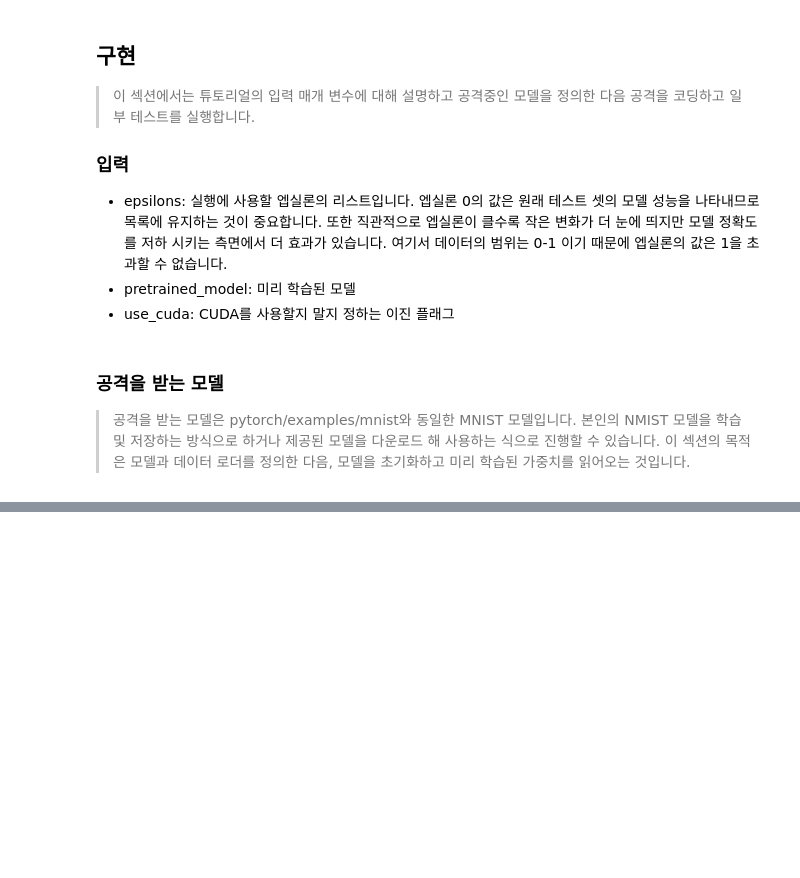
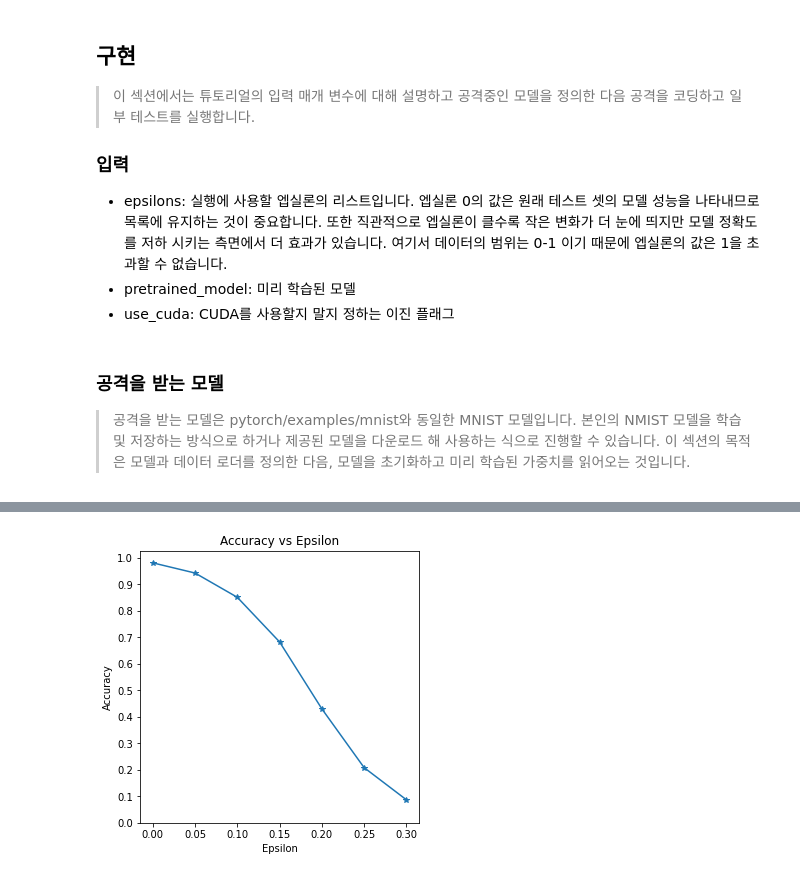
Before and after one commit to good593/pytorch-tutorial, a Jupyter notebook: image_recognition/gan/adversarial_generation.ipynb, the cells around one changed output, grey strips where cells are left out. Drawn from its saved outputs; the diff is of its cells as text; code cells hidden in the pictures; blank space fills up the shorter version.

```diff
--- a/image_recognition/gan/adversarial_generation.ipynb
+++ b/image_recognition/gan/adversarial_generation.ipynb
@@ -55,0 +75,6 @@ class Net(nn.Module):
+# %%
+# 모델 초기화
+model = Net().to(device)
+# %%
+# 미리 학습된 모델 읽어오기
+model.load_state_dict(torch.load(pretrained_model, map_location='cpu'))
@@ -55,0 +98,11 @@ class Net(nn.Module):
+# %%
+# FGSM 공격 코드
+def fgsm_attack(image, epsilon, data_grad):
+  # data_grad의 요소별 부호 값을 얻어옴
+  sign_data_grad = data_grad.sign()
+  # 입력 이미지의 각 픽셀에 sign_data_grad를 적용해 작은 변화가 적용된 이미지를 생성합니다.
+  perturbed_image = image + (epsilon * sign_data_grad)
+  # 값 범위를 [0,1] 로 유지하기 위해 자르기(clipping)를 추가
+  perturbed_image = torch.clamp(perturbed_image, 0, 1)
+  # 작은 변화가 적용된 이미지를 리턴합니다.
+  return perturbed_image
@@ -55,0 +163,9 @@ class Net(nn.Module):
+# %%
+accuracies = []
+examples = []
+
+# 각 앱실론에 대해 테스트 함수를 실행
+for eps in epsilons:
+  acc, ex = test(model, device, test_loader, eps)
+  accuracies.append(acc)
+  examples.append(ex)
@@ -55,0 +183,11 @@ class Net(nn.Module):
+# %%
+plt.figure(figsize=(5, 5))
+plt.plot(epsilons, accuracies, "*-")
+plt.yticks(np.arange(0, 1.1, step=0.1))
+plt.xticks(np.arange(0, 0.35, step=0.05))
+plt.title('Accuracy vs Epsilon')
+plt.xlabel('Epsilon')
+plt.ylabel('Accuracy')
+plt.show()
+# %% [output]
+[figure, added]
```
Also changed, not shown: parts of 13 cells of this notebook.
